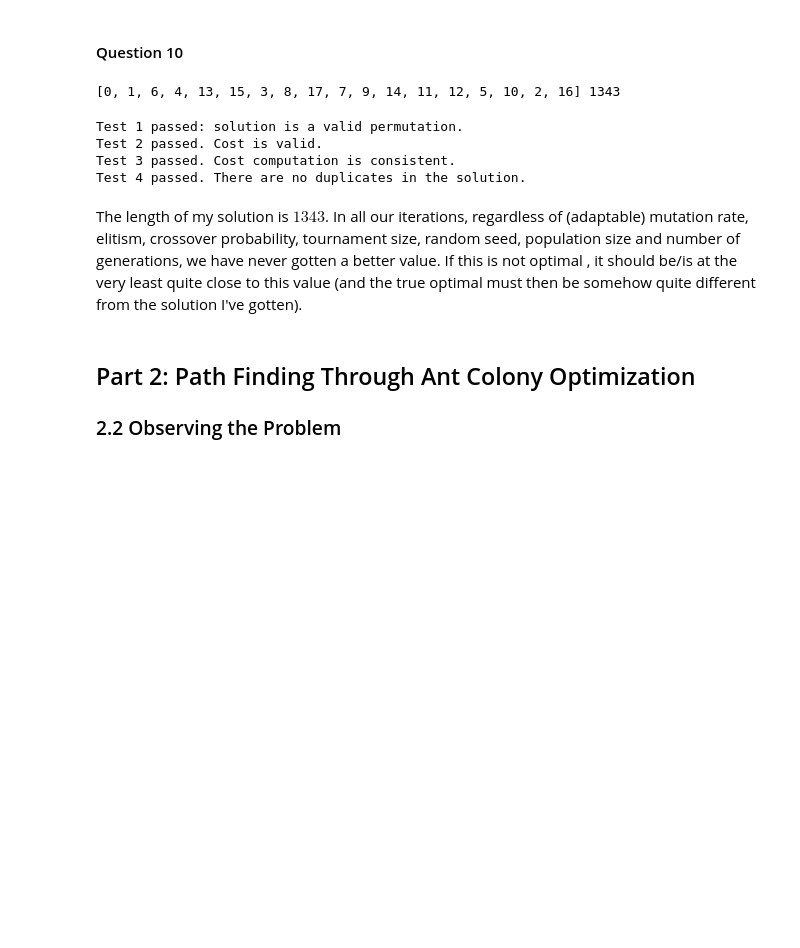
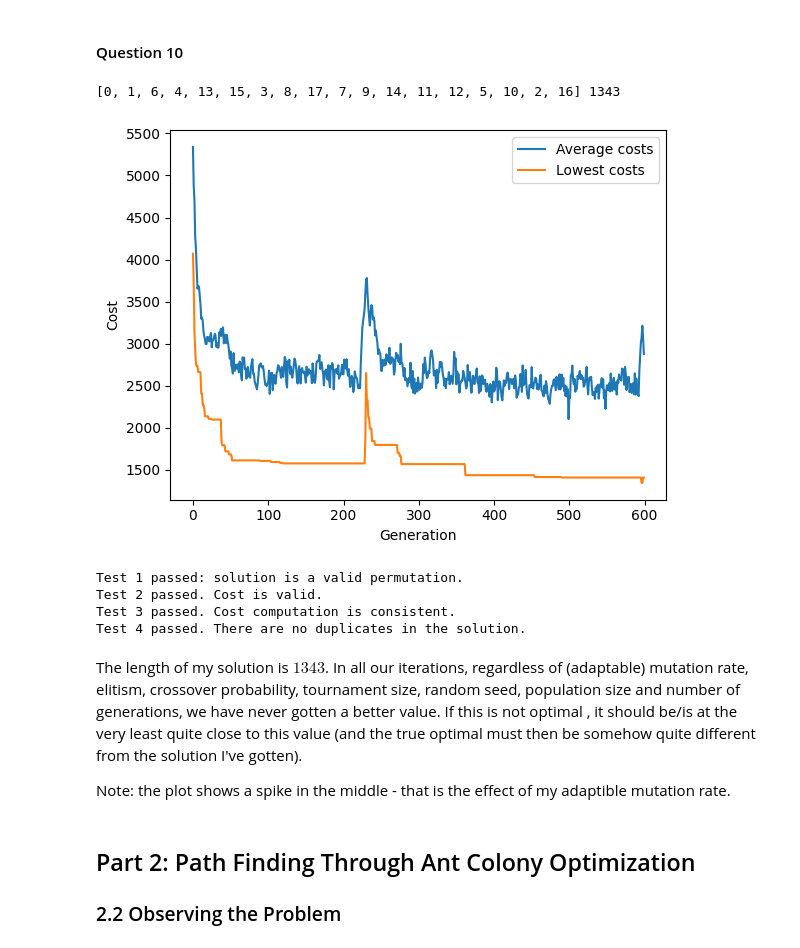
Before and after one commit to Pavel-77-ro/ACO-Assignment, a Jupyter notebook: src/Main.ipynb, the cells around one changed output. Cells and saved outputs as stored; diff of their text form; code cells hidden in the pictures; blank space fills up the shorter version.

```diff
--- a/src/Main.ipynb
+++ b/src/Main.ipynb
@@ -476,19 +476,29 @@ In my implementation, elitism is optional (a True/False parameter). I believe it
 # %%
 # Please keep your parameters for the Genetic Algorithm easily changeable here
 population_size = 100
 generations = 600
 persist_file = "./../data/optimal_tsp"
 
 # Setup optimization
 tsp_data = TSPData.read_from_file(persist_file)
 ga = GeneticAlgorithm(generations, population_size, 0.9, 0.05, random_seed, True)
 
 # Run optimzation and write to file
 solution = ga.solve_tsp(tsp_data)
 tsp_data.write_action_file(solution, "./../data/tsp_solution.txt")
 print(solution, ga.cost(tsp_data, solution))
+
+plt.plot(ga.avg_costs, label="Average costs")
+plt.plot(ga.lowest_costs, label="Lowest costs")
+
+plt.xlabel("Generation")
+plt.ylabel("Cost")
+
+plt.legend()
+plt.show()
 # %% [output]
 [0, 1, 6, 4, 13, 15, 3, 8, 17, 7, 9, 14, 11, 12, 5, 10, 2, 16] 1343
+[figure, added]
 # %%
 #Tests for final solution
 
@@ -530,6 +540,8 @@ Test 3 passed. Cost computation is consistent.
 Test 4 passed. There are no duplicates in the solution.
 # %% [markdown]
 The length of my solution is $1343$. In all our iterations, regardless of (adaptable) mutation rate, elitism, crossover probability, tournament size, random seed, population size and number of generations, we have never gotten a better value. If this is not optimal , it should be/is at the very least quite close to this value (and the true optimal must then be somehow quite different from the solution I've gotten).
+
+Note: the plot shows a spike in the middle - that is the effect of my adaptible mutation rate.
 # %% [markdown]
 ## Part 2: Path Finding Through Ant Colony Optimization
 ### 2.2 Observing the Problem
```
Also changed, not shown: parts of 4 cells of this notebook, 1 other file.
